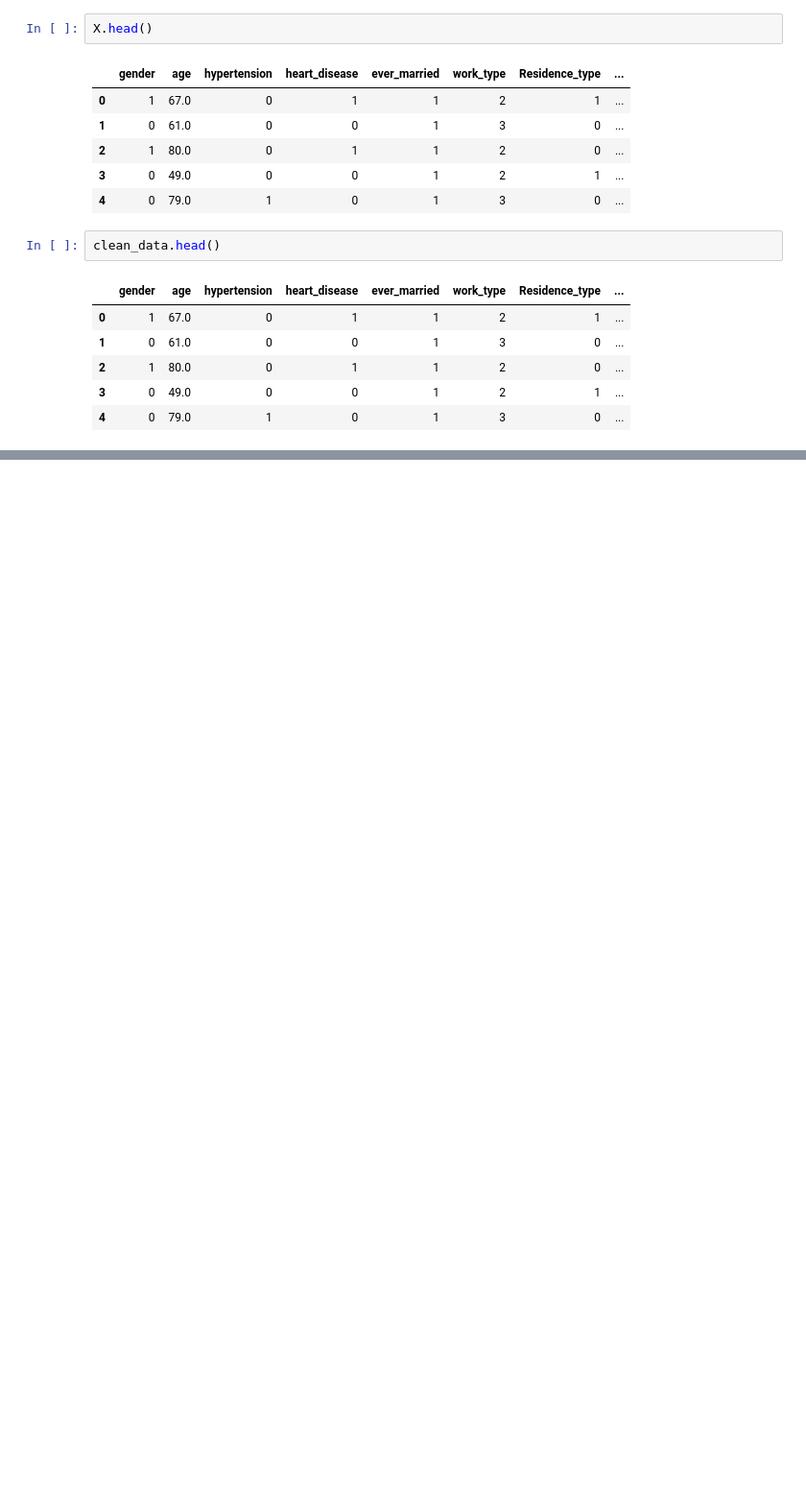
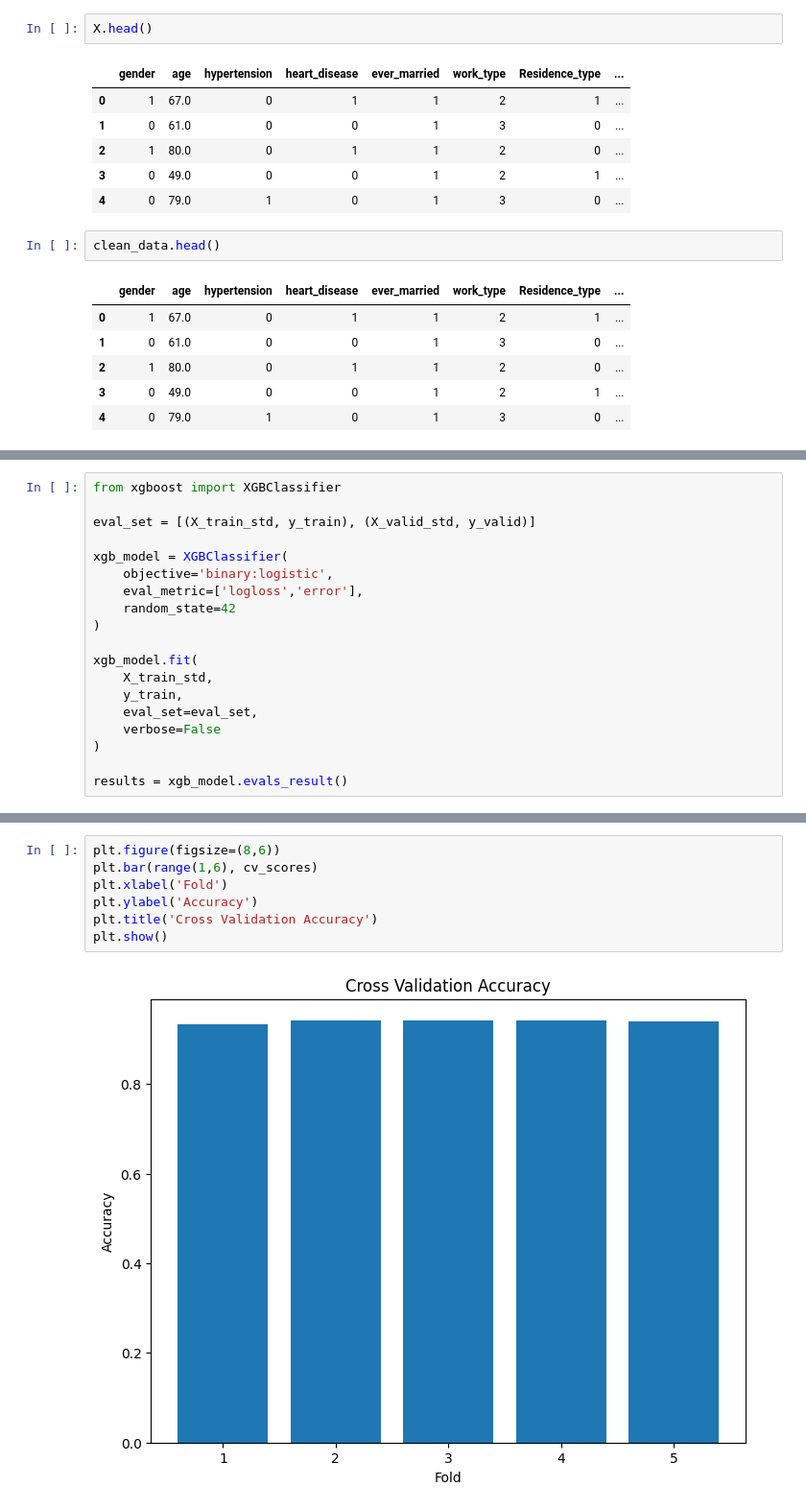
Before and after one commit to ayomideoj/STROKE-WEBSITE, a Jupyter notebook: stroke_model.ipynb, the cells around one changed output, grey strips where cells are left out. Shown at 96% size. Drawn from its saved outputs; the diff is of its cells as text; blank space fills up the shorter version.

```diff
--- a/stroke_model.ipynb
+++ b/stroke_model.ipynb
@@ -442,0 +413,19 @@ joblib.dump(ranfor_model, "trained_model.pkl")
+# %%
+from xgboost import XGBClassifier
+
+eval_set = [(X_train_std, y_train), (X_valid_std, y_valid)]
+
+xgb_model = XGBClassifier(
+    objective='binary:logistic',
+    eval_metric=['logloss','error'],
+    random_state=42
+)
+
+xgb_model.fit(
+    X_train_std,
+    y_train,
+    eval_set=eval_set,
+    verbose=False
+)
+
+results = xgb_model.evals_result()
@@ -442,0 +482,9 @@ joblib.dump(ranfor_model, "trained_model.pkl")
+# %%
+plt.figure(figsize=(8,6))
+plt.bar(range(1,6), cv_scores)
+plt.xlabel('Fold')
+plt.ylabel('Accuracy')
+plt.title('Cross Validation Accuracy')
+plt.show()
+# %% [output]
+[figure, added]
```
Also changed, not shown: parts of 19 cells of this notebook, 20 other files.
